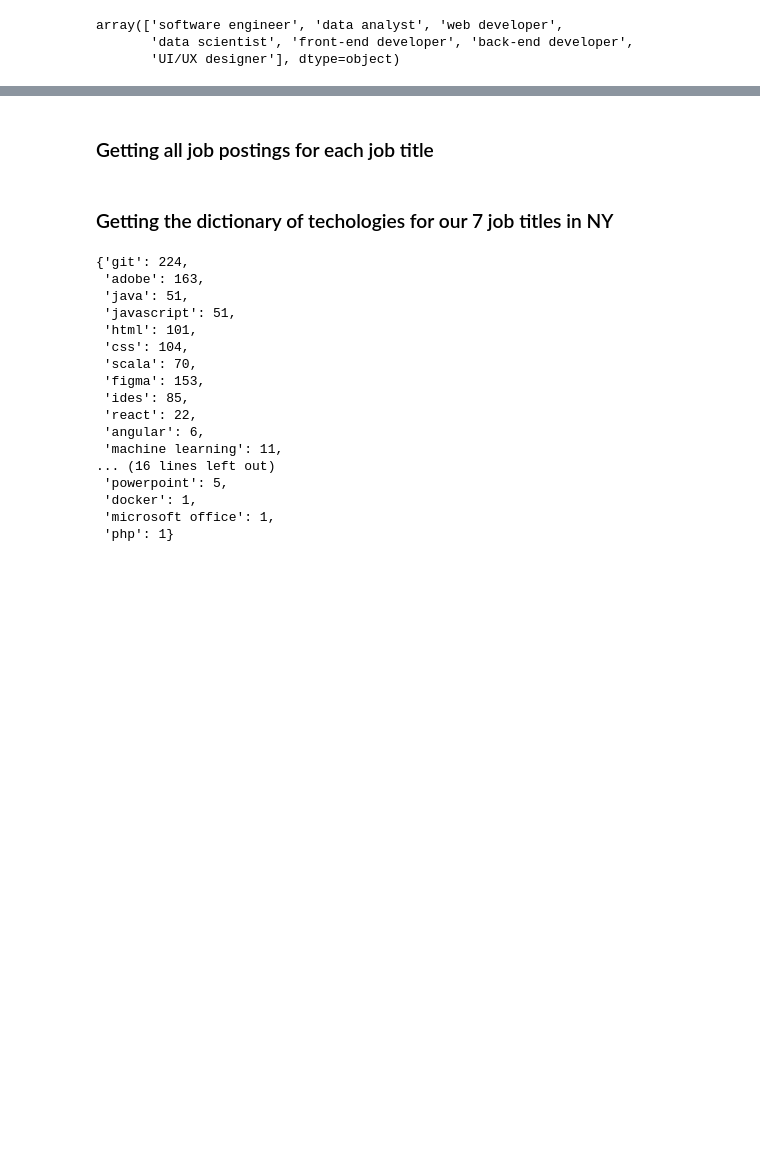
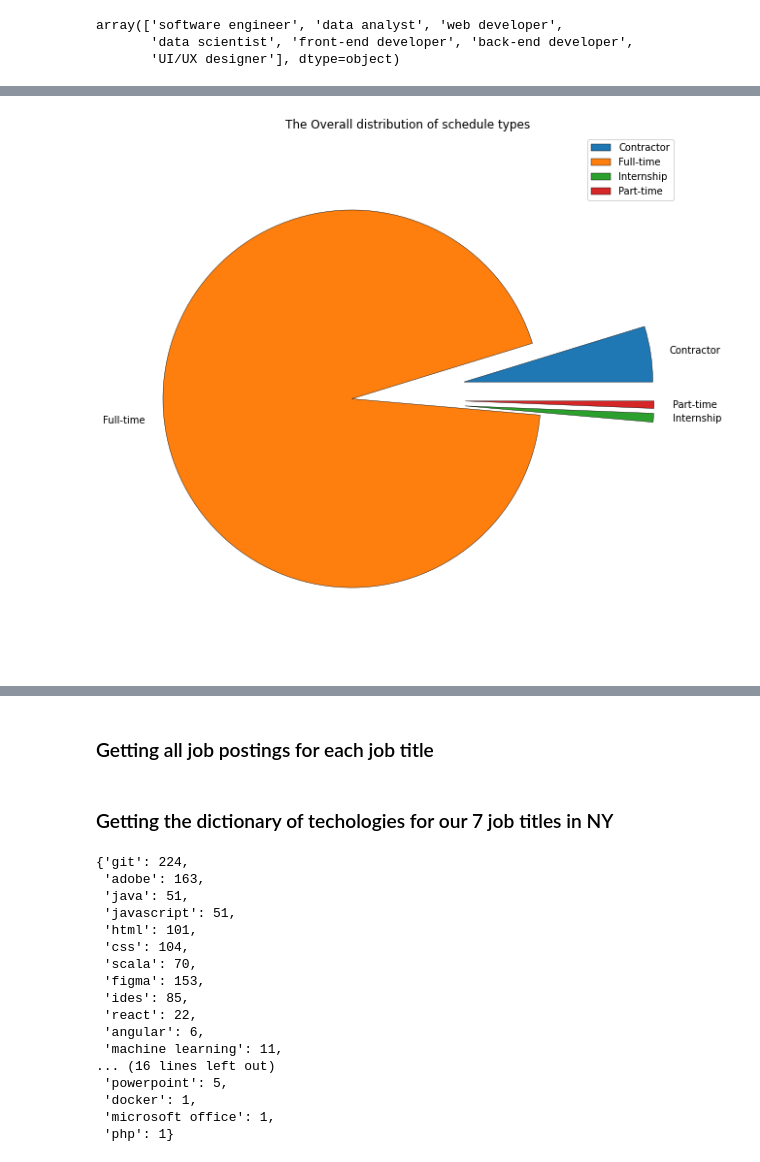
Before and after one commit to jperez29/TKH_casptone_project, a Jupyter notebook: jupyter notebooks/data_analysis_googleAPI.ipynb, the cells around one changed output, grey strips where cells are left out. Cells and saved outputs as stored; diff of their text form; code cells hidden in the pictures; blank space fills up the shorter version.

```diff
--- a/jupyter notebooks/data_analysis_googleAPI.ipynb
+++ b/jupyter notebooks/data_analysis_googleAPI.ipynb
@@ -168,0 +201,13 @@ array(['software engineer', 'data analyst', 'web developer',
+# %%
+fig, axes = plt.subplots(figsize = (10,10))
+axes.pie(schedule_type['title'], labels = schedule_type['schedule_type'], explode = (0.6, 0, 0.6, 0.6),
+        wedgeprops= {"edgecolor":"black",
+                     'linewidth': 0.4,
+                     'antialiased': True})
+axes.set(title ='The Overall distribution of schedule types')
+axes.axis('equal')
+plt.legend()
+
+plt.show()
+# %% [output]
+[figure, added]
```
Also changed, not shown: parts of 49 cells of this notebook, 30 other files.
